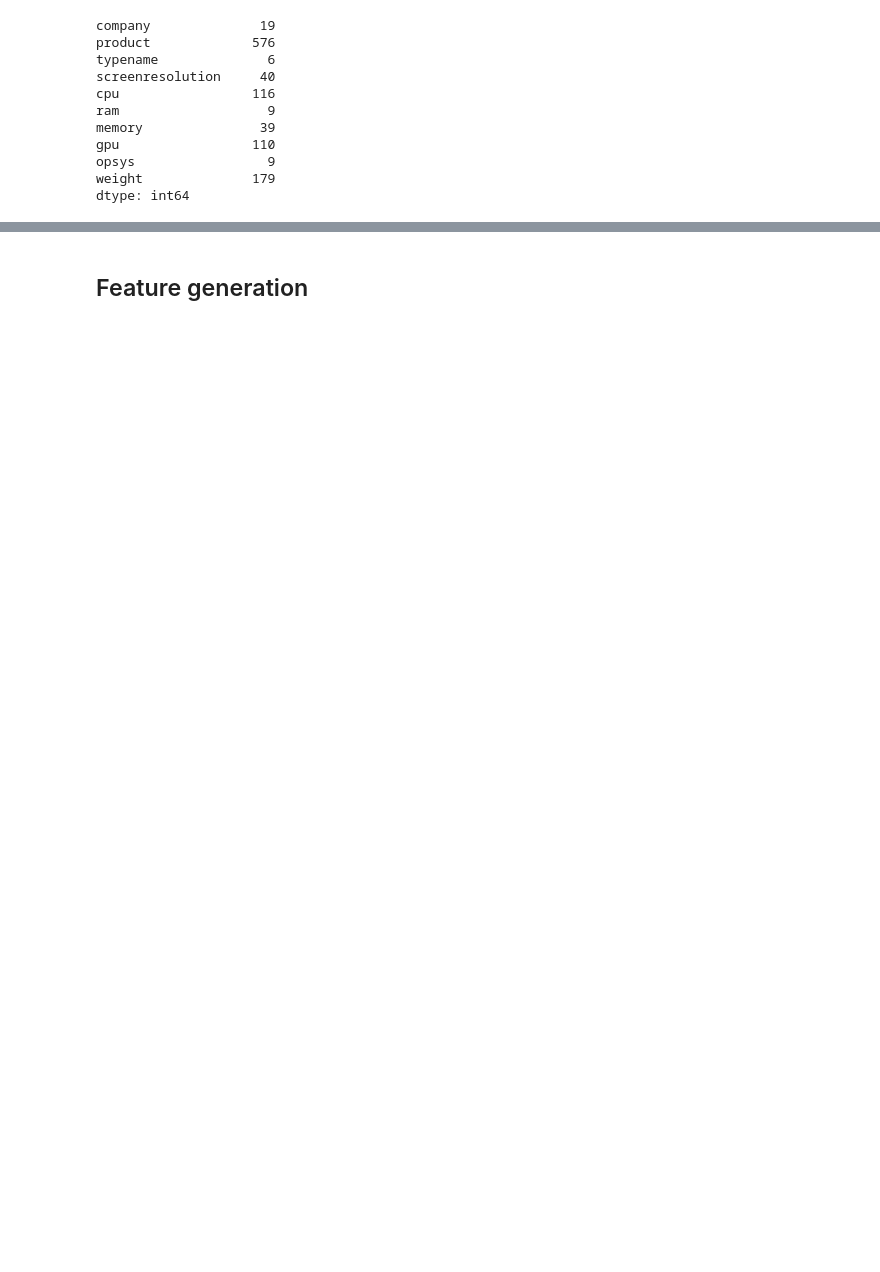
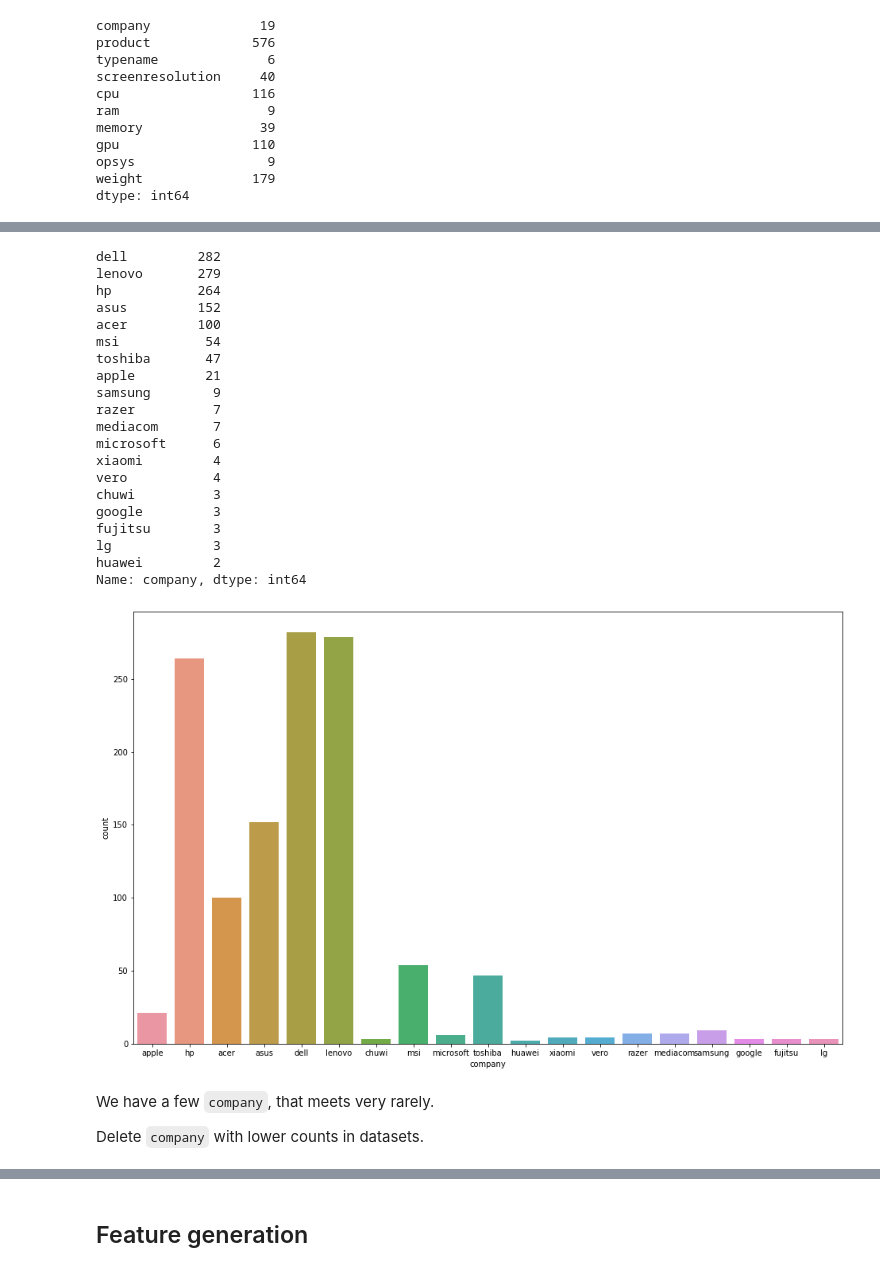
Before and after one commit to LeoRuslan/my_mlbookcamp, a Jupyter notebook: homework_7/notebook.ipynb, the cells around one changed output, grey strips where cells are left out. Drawn from its saved outputs; the diff is of its cells as text; code cells hidden in the pictures; blank space fills up the shorter version.

```diff
--- a/homework_7/notebook.ipynb
+++ b/homework_7/notebook.ipynb
@@ -143,0 +208,29 @@ plt.show()
+# %%
+print(df['company'].value_counts())
+sns.countplot(x='company', data=df);
+# %% [output]
+dell         282
+lenovo       279
+hp           264
+asus         152
+acer         100
+msi           54
+toshiba       47
+apple         21
+samsung        9
+razer          7
+mediacom       7
+microsoft      6
+xiaomi         4
+vero           4
+chuwi          3
+google         3
+fujitsu        3
+lg             3
+huawei         2
+Name: company, dtype: int64
+[figure, added]
+# %% [markdown]
+We have a few `company`, that meets very rarely.
+
+Delete `company` with lower counts in datasets.
```
Also changed, not shown: parts of 97 cells of this notebook.
